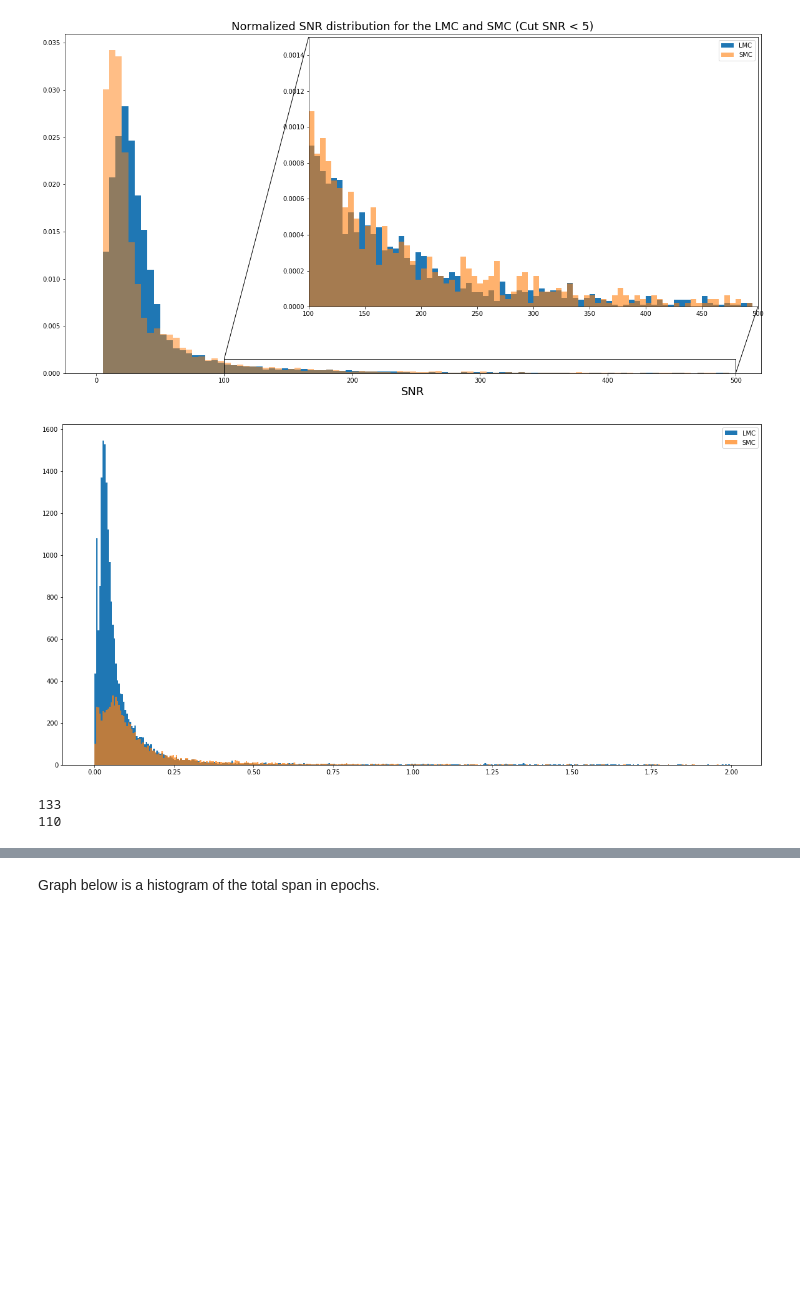
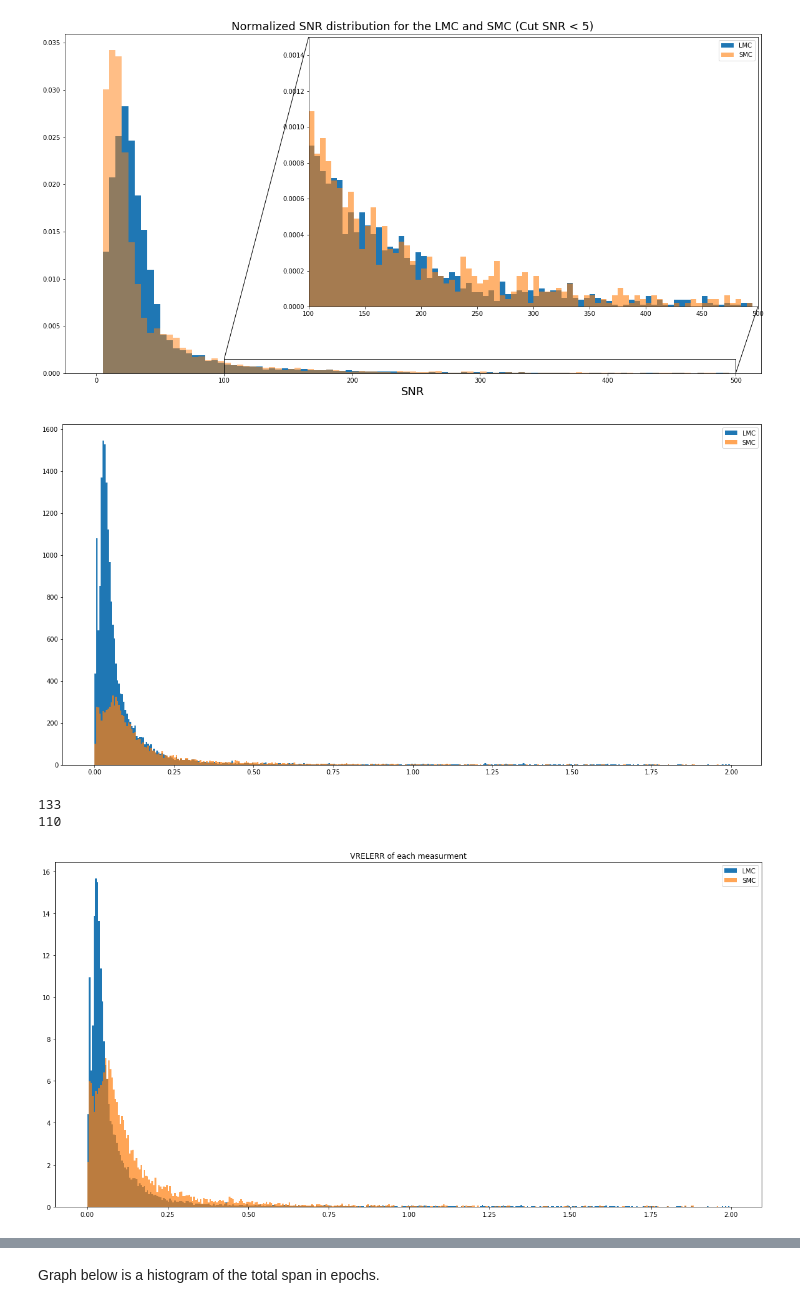
Before and after one commit to CodyDBrown/Binary-Search, a Jupyter notebook: Error Plots.ipynb, the cells around one changed output, grey strips where cells are left out. Saved outputs shown, nothing was run; the diff lists cells and outputs as text; code cells hidden in the pictures; blank space fills up the shorter version.

```diff
--- a/Error Plots.ipynb
+++ b/Error Plots.ipynb
@@ -121,21 +122,23 @@ plt.show()
 # %%
 fig, ax = plt.subplots(figsize = (20,10)) # create a new figure with a default 111 subplot
 ax.hist(AllVis_LMC['VRELERR'],bins = np.arange(0,2,.005),label='LMC')
 ax.hist(AllVis_SMC['VRELERR'],bins = np.arange(0,2,.005),alpha = 0.7, label='SMC')
 plt.legend()
 plt.show()
 print(len(AllVis_LMC[AllVis_LMC['VRELERR'] > 2]))
 print(len(AllVis_SMC[AllVis_SMC['VRELERR'] > 2]))
 
 fig, ax = plt.subplots(figsize = (20,10)) # create a new figure with a default 111 subplot
 ax.hist(AllVis_LMC['VRELERR'],bins = np.arange(0,2,.005),density=True,label='LMC')
 ax.hist(AllVis_SMC['VRELERR'],bins = np.arange(0,2,.005),alpha = 0.7, density=True, label='SMC')
+plt.title('VRELERR of each measurment')
 plt.legend()
 plt.show()
 # %% [output]
 [figure]
 133
 110
+[figure, added]
 # %%
 my_nvisits_lmc = []
 my_nvisits_smc = []
```
Also changed, not shown: parts of 16 cells of this notebook.
